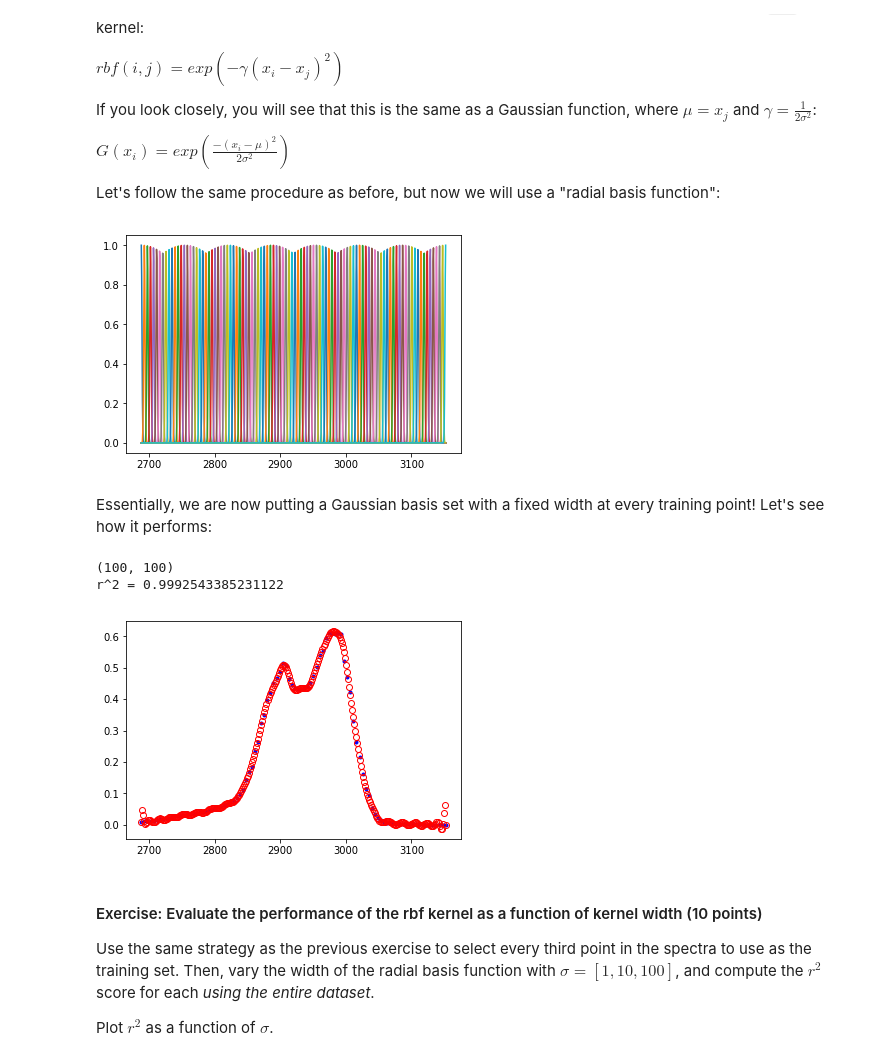
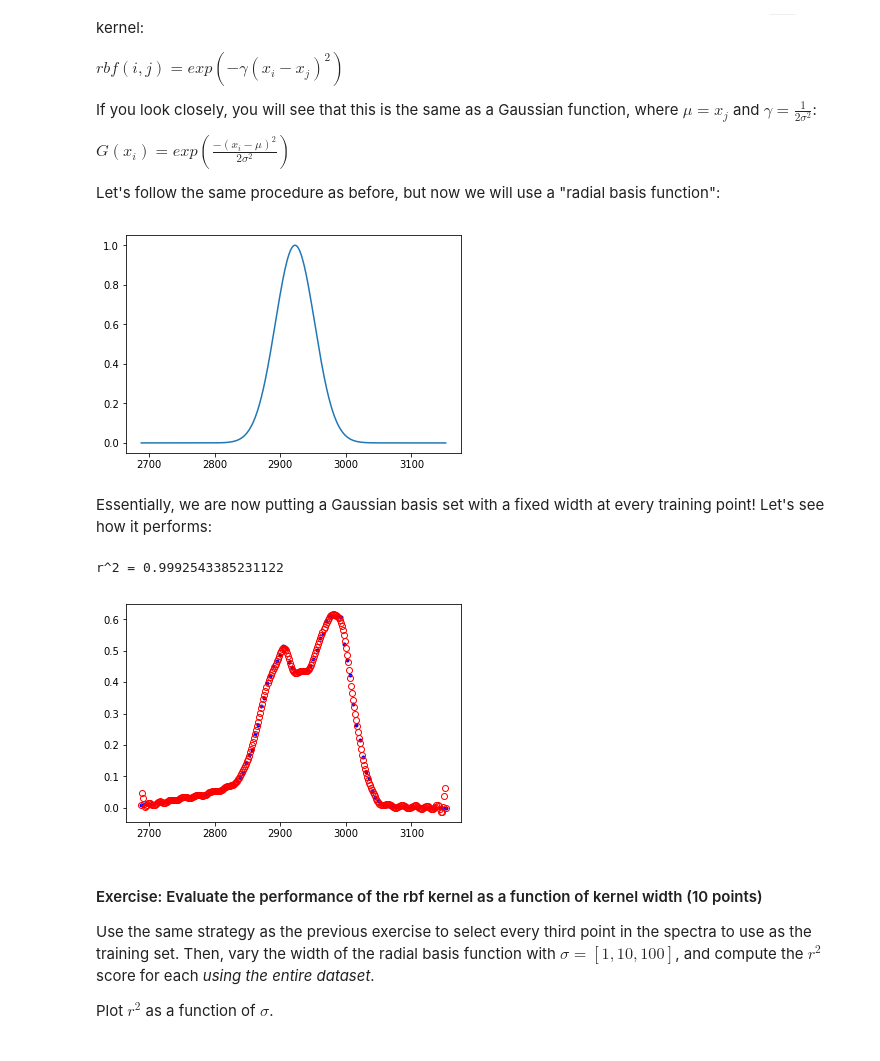
Before and after one commit to medford-group/data_analytics_for_engineers, a Jupyter notebook: modules/1-regression/regression.ipynb, the cells around one changed output. Drawn from its saved outputs; the diff is of its cells as text; code cells hidden in the pictures.

```diff
--- a/modules/1-regression/regression.ipynb
+++ b/modules/1-regression/regression.ipynb
@@ -204,29 +177,28 @@ Let's follow the same procedure as before, but now we will use a "radial basis f
 # %%
 def rbf(x_train, x_val=None, gamma=1):
     if x_val is None:
         x_val = x_train
     N = len(x_val) #<- number of data points
     M = len(x_train) #<- number of features
     X = np.zeros((N,M))
     for i in range(N):
         for j in range(M):
             X[i,j] = np.exp(-gamma*(x_val[i] - x_train[j])**2)
     return X
 
-sigma = 1
+sigma = 30
 gamma = 1./(2*sigma**2)
-x_val = np.linspace(min(x_peak), max(x_peak), 800)
+x_val = np.linspace(min(x_peak), max(x_peak), 300)
 X_rbf = rbf(x_peak, x_val=x_val, gamma=gamma)
 
 fig, ax = plt.subplots()
-ax.plot(x_val, X_rbf[:,:]);
+ax.plot(x_val, X_rbf[:,50]);
 # %% [output]
-[figure, old version]
+[figure, new version]
 # %% [markdown]
 Essentially, we are now putting a Gaussian basis set with a fixed width at every training point! Let's see how it performs:
 # %%
 X_train = rbf(x_peak, gamma=gamma)
-print(X_train.shape)
 
 model_rbf = LinearRegression() #create a linear regression model instance
 model_rbf.fit(X_train, y_peak) #fit the model
@@ -241,7 +213,6 @@ fig, ax = plt.subplots()
 ax.plot(x_peak, y_peak, '.b')
 ax.plot(x_val, yhat_rbf, 'or', markerfacecolor='none');
 # %% [output]
-(100, 100)
 r^2 = 0.9992543385231122
 [figure]
 # %% [markdown]
```
Also changed, not shown: parts of 63 cells of this notebook, 2 other files.
